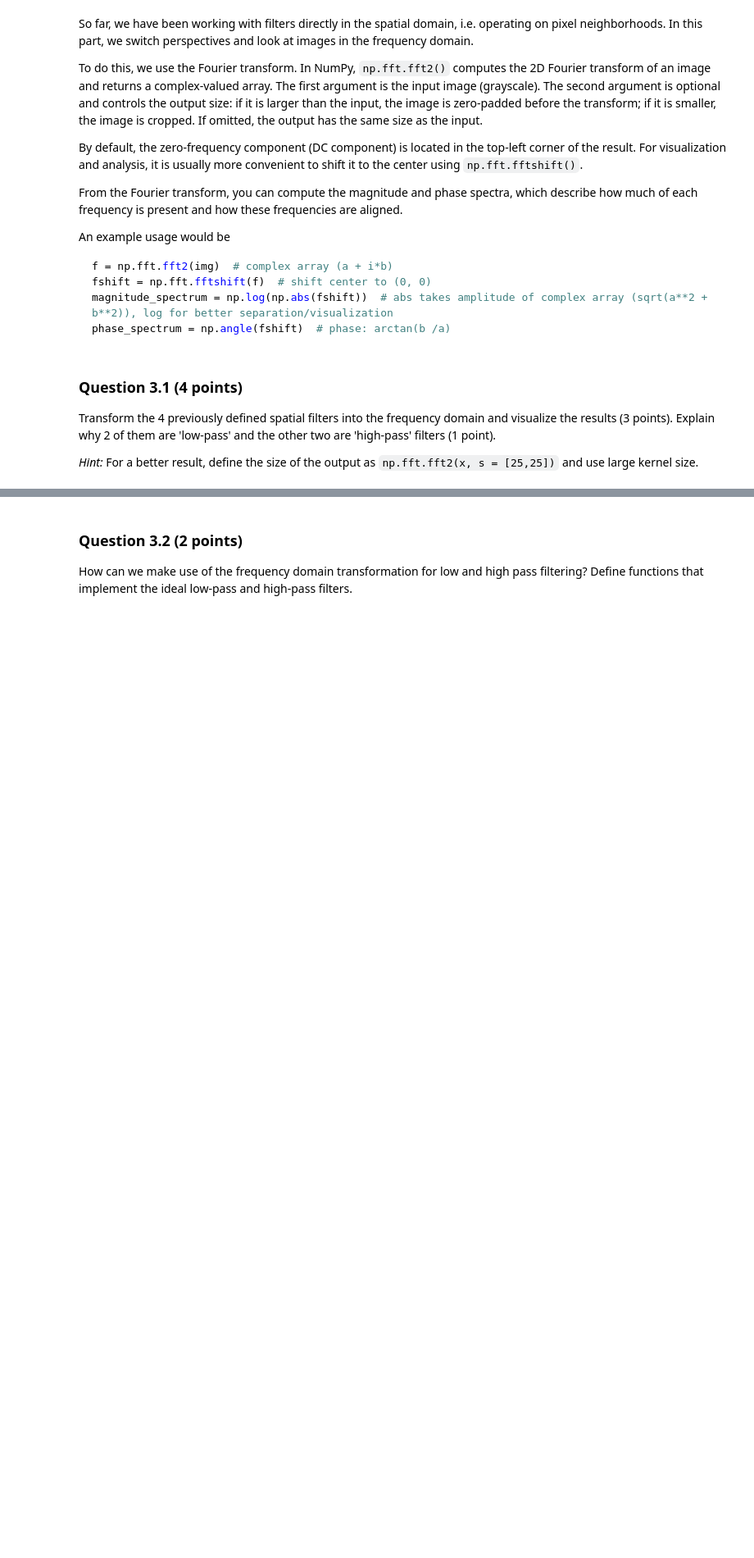
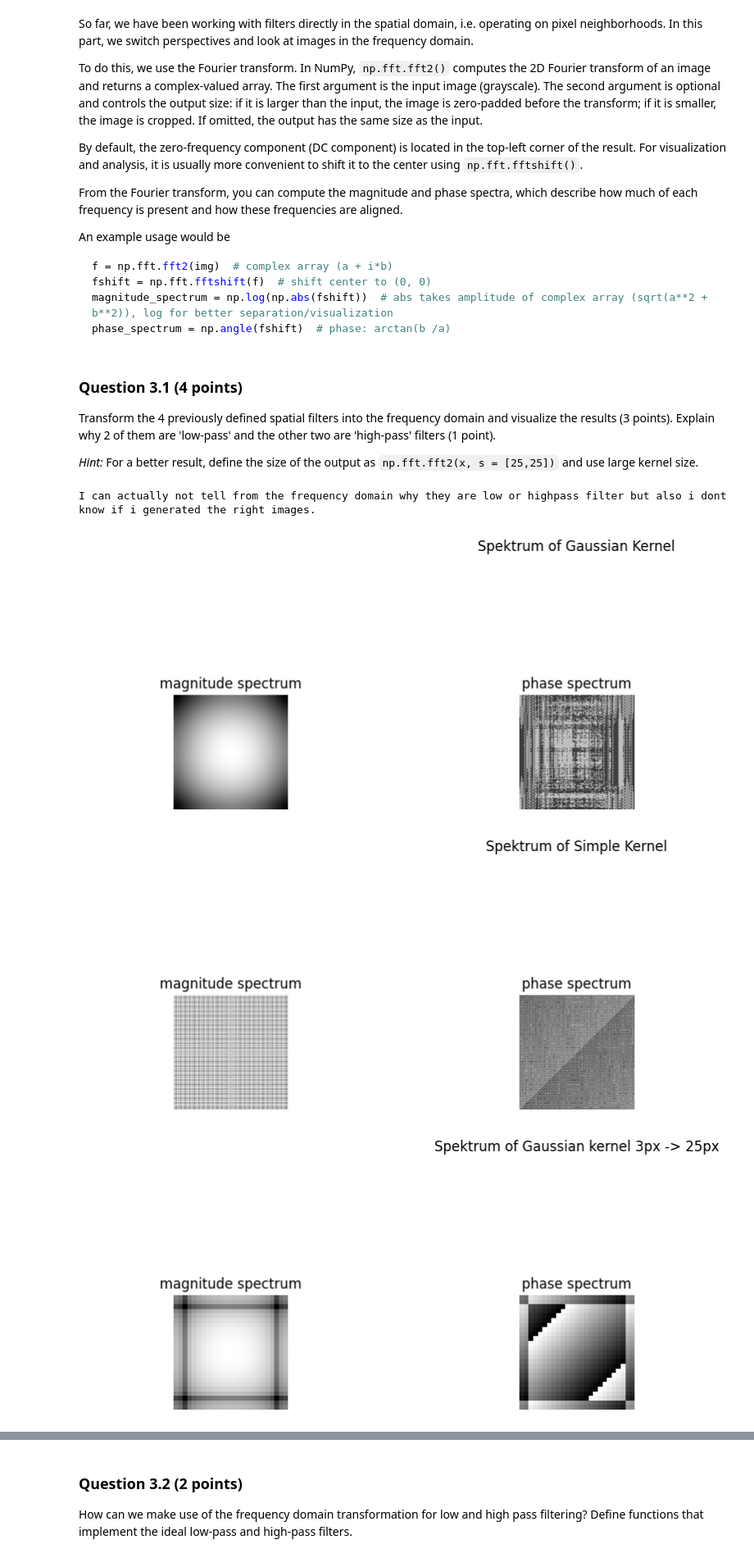
Before and after one commit to johqniel/Computer-Vision-Course-Uni-Koeln, a Jupyter notebook: Assignments/assignment_2.ipynb, the cells around one changed output, grey strips where cells are left out. Shown at 82% size. Drawn from its saved outputs; the diff is of its cells as text; code cells hidden in the pictures; blank space fills up the shorter version.

```diff
--- a/Assignments/assignment_2.ipynb
+++ b/Assignments/assignment_2.ipynb
@@ -639,0 +655,48 @@ Transform the 4 previously defined spatial filters into the frequency domain and
+# %%
+# your code here
+
+def compute_spectrum(img, *, size = None):
+
+    f = np.fft.fft2(img, size)  # complex array (a + i*b)
+    fshift = np.fft.fftshift(f)  # shift center to (0, 0)
+    magnitude_spectrum = np.log(np.abs(fshift))  # abs takes amplitude of complex array (sqrt(a**2 + b**2)), log for better separation/visualization
+    phase_spectrum = np.angle(fshift)  # phase: arctan(b /a)
+
+    return magnitude_spectrum, phase_spectrum
+
+def display_spectrum(img, *, size = None, title = None):
+
+    m, s = compute_spectrum(img, size = size)
+    display_side_by_side([m,s], ["magnitude spectrum", "phase spectrum"], main_title = title)
+
+
+print("\n" \
+      "\n" \
+"I can actually not tell from the frequency domain why they are low or highpass filter but also i dont know if i generated the right images. \n" \
+"\n" \
+"")
+
+display_spectrum(gaussian_kernel(200), title = "Spektrum of Gaussian Kernel")
+
+display_spectrum(simple_kernel(200), title = "Spektrum of Simple Kernel")
+
+display_spectrum(gaussian_kernel(3), size = [25,25], title = "Spektrum of Gaussian kernel 3px -> 25px")
+
+display_spectrum(simple_kernel(3), size = [25,25], title = "Spektrum of simple kernel 3px -> 25px")
+
+display_spectrum(laplacian_kernel_small, size = [25,25],title = "Spektrum Laplace Kernel")
+
+display_spectrum(gx_kernel_small, size = [25,25], title = "Spektrum gx Kernel")
+
+#display_spectrum(laplace_sudoku, title = "Spektrum Laplace sudoku")
+
+#display_spectrum(gx_sudoku, title = "Spektrum gx Filter sudoku")
+
+#display_spectrum(gaussian_sudoku, title = "Spectrum gaussian sudoku")
+
+#display_spectrum(simple_sudoku, title = "Spectrum simple filter sudoku")
+# %% [output]
+I can actually not tell from the frequency domain why they are low or highpass filter but also i dont know if i generated the right images.
+[figure, added]
+[figure, added]
+[figure, added]
```
Also changed, not shown: parts of 10 cells of this notebook.
